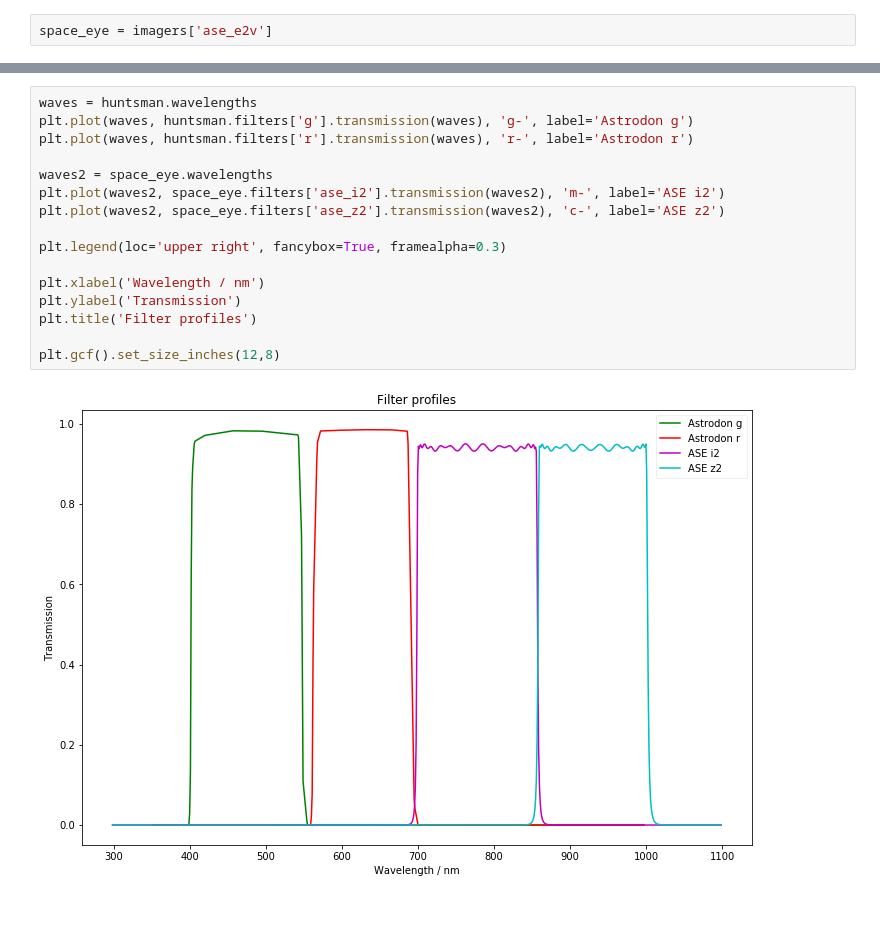
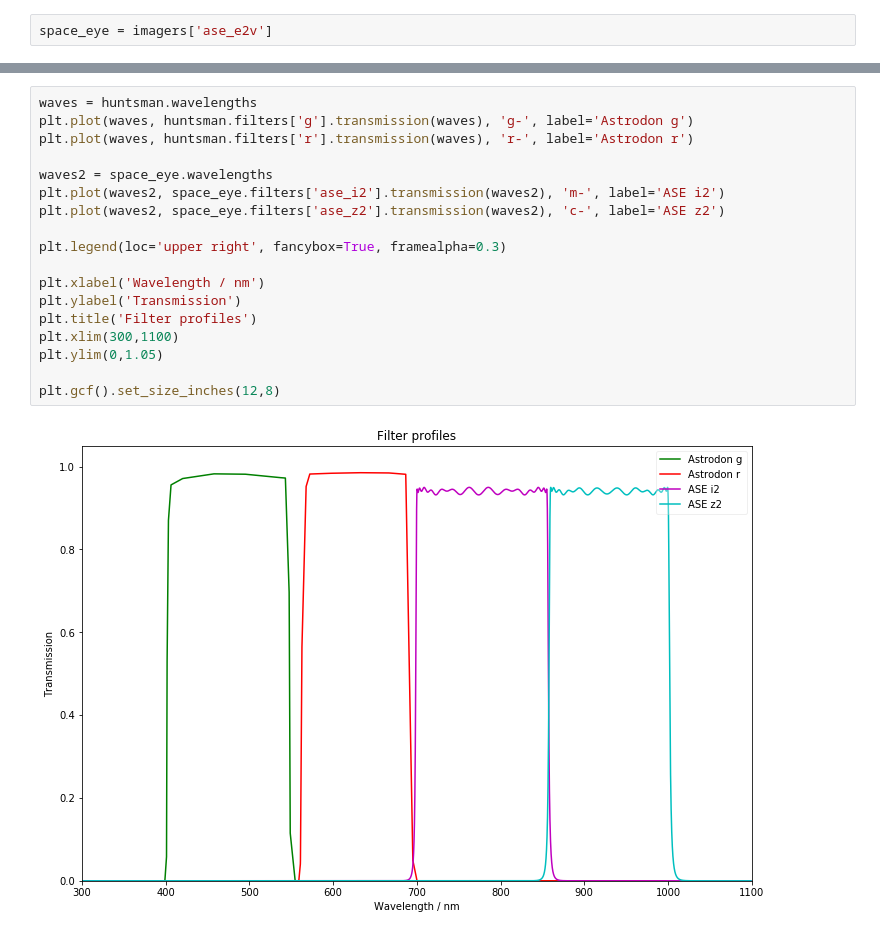
Before and after one commit to AstroHuntsman/gunagala, a Jupyter notebook: examples/Australian Space Eye 2017.ipynb, the cells around one changed output, grey strips where cells are left out. Drawn from its saved outputs; the diff is of its cells as text.

```diff
--- a/examples/Australian Space Eye 2017.ipynb
+++ b/examples/Australian Space Eye 2017.ipynb
@@ -31,18 +31,20 @@ dict_keys(['r', 'g'])
 # %%
 waves = huntsman.wavelengths
 plt.plot(waves, huntsman.filters['g'].transmission(waves), 'g-', label='Astrodon g')
 plt.plot(waves, huntsman.filters['r'].transmission(waves), 'r-', label='Astrodon r')
 
 waves2 = space_eye.wavelengths
 plt.plot(waves2, space_eye.filters['ase_i2'].transmission(waves2), 'm-', label='ASE i2')
 plt.plot(waves2, space_eye.filters['ase_z2'].transmission(waves2), 'c-', label='ASE z2')
 
 plt.legend(loc='upper right', fancybox=True, framealpha=0.3)
 
 plt.xlabel('Wavelength / nm')
 plt.ylabel('Transmission')
 plt.title('Filter profiles')
+plt.xlim(300,1100)
+plt.ylim(0,1.05)
 
 plt.gcf().set_size_inches(12,8)
 # %% [output]
-[figure, old version]
+[figure, new version]
```
Also changed, not shown: parts of 8 cells of this notebook, 6 other files.
